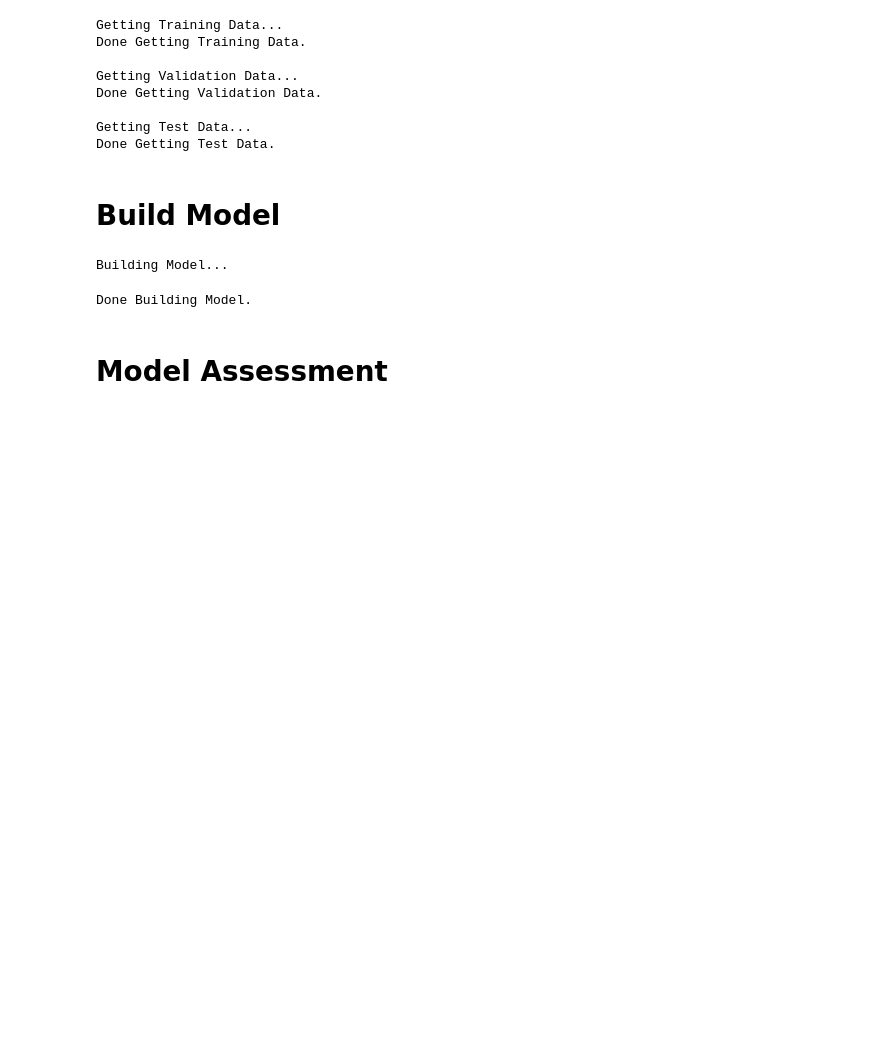
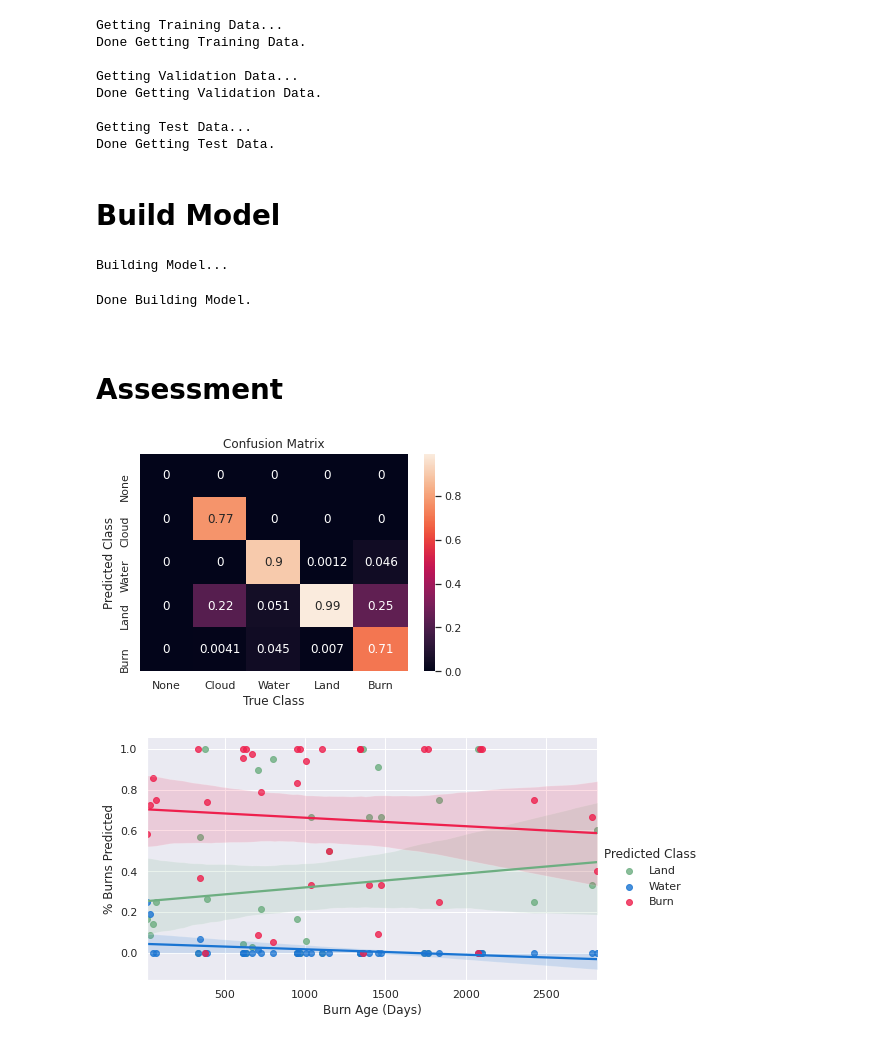
Before and after one commit to boothmanrylan/historicalFiresQC, a Jupyter notebook: historicalFiresQC.ipynb, the cells around one changed output. Drawn from its saved outputs; the diff is of its cells as text; code cells hidden in the pictures; blank space fills up the shorter version.

Commit message:
Update how burn age accuracy is plotted

```diff
--- a/historicalFiresQC.ipynb
+++ b/historicalFiresQC.ipynb
@@ -81,9 +81,9 @@ Fast-forward
 
 PATH = '/content/drive/My Drive/historicalFiresQC/'
 DATAPATH = PATH + 'Data/Reference Annotations/'
-MODELPATH = PATH + 'Models/CleanAnnotations_CombinedBurntClasses/'
+MODELPATH = PATH + 'Models/CleanAnnotations/'
 SHAPE = (128, 128, 4)
-CLASSES = 5
+CLASSES = 6
 BATCH_SIZE = 64
 LEARNING_RATE = 1e-4
 EPOCHS = 10
@@ -192,57 +192,47 @@ if TRAINMODEL:
 Building Model...
 Done Building Model.
 # %% [markdown]
-# Model Assessment
+<!-- # Model Assessment -->
+# %% [markdown]
+# Assessment
 # %%
-def plot_burn_age_accuracy(model, dataset, class_labels):
-    num_classes = len(class_labels)
-    results = Assessment.dated_burn_accuracy(model, dataset, num_classes)
-    df = pd.DataFrame.from_dict(results)
-    df.index = class_labels
-    df = df.drop(0, 1)
-    df /= df.sum()
-    df = df.melt(ignore_index=False).reset_index()
-    df.columns = ['Predicted Class', 'Burn Age', 'Percentage']
-    sns.catplot(x='Burn Age', hue='Predicted Class', y='Count', data=df,
-                kind='bar', height=8, aspect=2)
-
 def assessment(model, datasetpattern, merged_refs, class_labels):
     reference_dataset = Data.get_dataset(
         datasetpattern, SHAPE[:-1], shuffle=False, repeat=False,
         clean_annotation=False, noisy_annotation=False, combined_burnt=False,
         split_burnt=False, get_ref_points=(not merged_refs),
         get_merged_ref_points=merged_refs, get_burn_age=False,
         get_merged_burn_age=False
     )
 
     burn_age_dataset = Data.get_dataset(
         datasetpattern, SHAPE[:-1], shuffle=False, repeat=False,
         clean_annotation=False, noisy_annotation=False, combined_burnt=False,
         split_burnt=False, get_ref_points=False, get_merged_ref_points=False,
         get_burn_age=(not merged_refs), get_merged_burn_age=merged_refs
     )
 
     num_classes = len(class_labels)
 
     confusion_matrix = Assessment.reference_accuracy(
         model, reference_dataset, num_classes
     )
 
     norm_confusion_matrix = Assessment.normalize_confusion_matrix(
         confusion_matrix
     )
 
-    # Assessment.plot_confusion_matrix(
-    #     norm_confusion_matrix, class_labels
-    # )
+    Assessment.plot_confusion_matrix(
+        norm_confusion_matrix, class_labels
+    )
 
-    # Assessment.plot_burn_accuracy_by_burn_age(
-        # model, burn_age_dataset, class_labels
-    # )
-
-    plot_burn_age_accuracy(model, burn_age_dataset, class_labels)
+    Assessment.plot_burn_accuracy_by_burn_age(
+        model, burn_age_dataset, class_labels
+    )
 
 
 class_labels = ['None', 'Cloud', 'Water', 'Land', 'Burn']
 assessment(model, [val_pattern, test_pattern], False, class_labels)
-# assessment(model, [val_pattern, test_pattern], True, class_labels)
+# %% [output]
+[figure, added]
+[figure, added]
```
Also changed, not shown: parts of 2 cells of this notebook.
